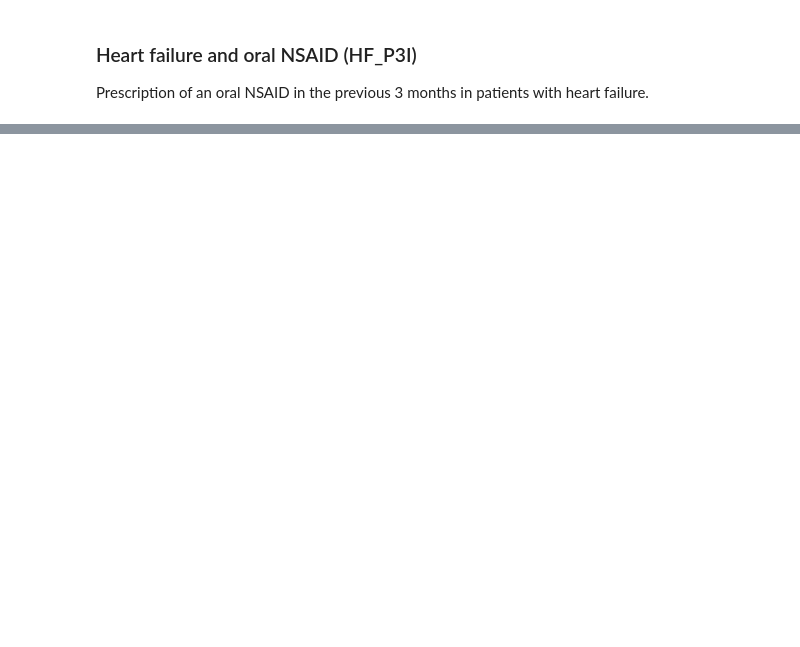
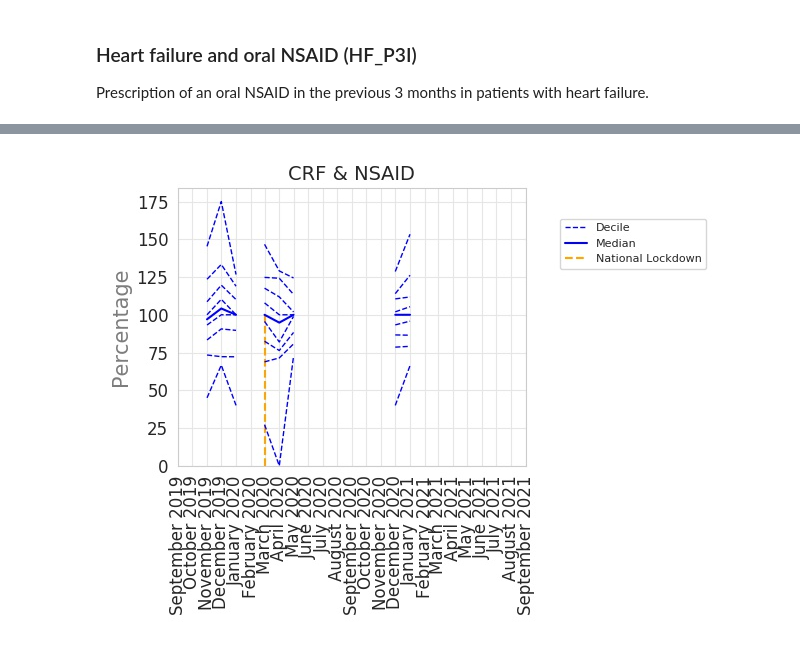
Before and after one commit to opensafely/pincer-measures, a Jupyter notebook: analysis/report.ipynb, the cells around one changed output, grey strips where cells are left out. Drawn from its saved outputs; the diff is of its cells as text; code cells hidden in the pictures; blank space fills up the shorter version.

```diff
--- a/analysis/report.ipynb
+++ b/analysis/report.ipynb
@@ -480,0 +495,4 @@ show_image("../output/figures/plot_i.jpeg")
+# %%
+show_image("../output/figures/plot_k.jpeg")
+# %% [output]
+[figure, added]
```
Also changed, not shown: parts of 35 cells of this notebook.
